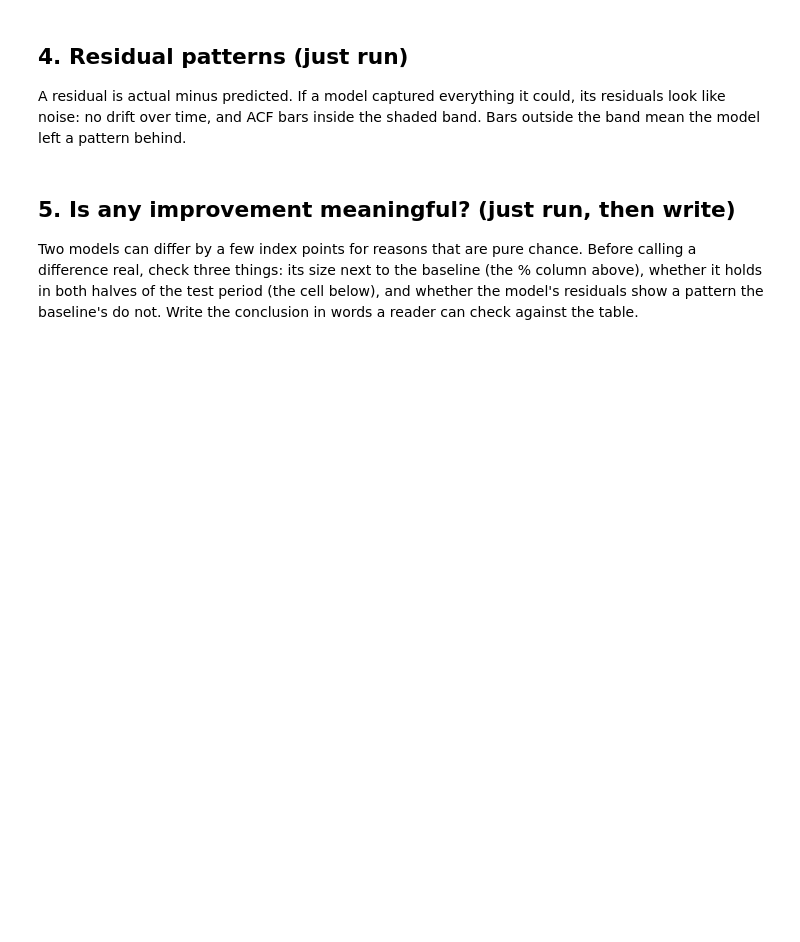
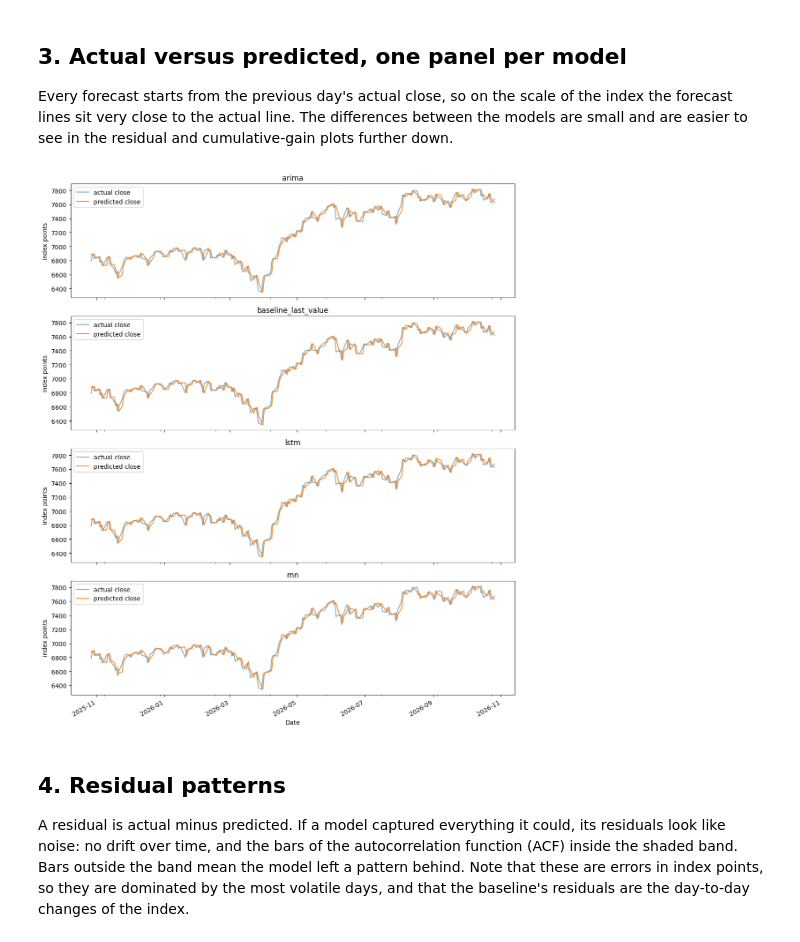
Before and after one commit to Makkaii7/sp500-forecasting, a Jupyter notebook: notebooks/03_baseline_and_evaluation.ipynb, the cells around one changed output. Saved outputs shown, nothing was run; the diff lists cells and outputs as text; code cells hidden in the pictures; blank space fills up the shorter version.

Commit message:
Added ran results. Note additional plots

```diff
--- a/notebooks/03_baseline_and_evaluation.ipynb
+++ b/notebooks/03_baseline_and_evaluation.ipynb
@@ -100,10 +132,10 @@ score
 # %%
-import glob
-files = sorted(glob.glob(str(root / "results" / "*_predictions.csv")))
-fig, axes = plt.subplots(len(files), 1, figsize=(11, 3.2 * len(files)), sharex=True)
-for ax, f in zip(np.atleast_1d(axes), files):
-    p = pd.read_csv(f, parse_dates=[0], index_col=0)
-    p["actual_close"].plot(ax=ax, alpha=0.6, label="actual close")
-    p["predicted_close"].plot(ax=ax, alpha=0.9, label="predicted close")
-    ax.set_title(pathlib.Path(f).stem.replace("_predictions", "")); ax.set_ylabel("index points"); ax.legend()
-plt.tight_layout()
+results_dir = root / "results"        # the folder where every notebook saves its files
+for meta_path in sorted(results_dir.glob("*_meta.json")):
+    meta = json.load(open(meta_path)) if (json := __import__("json")) else {}
+    top_window = meta.get("window")                              # window recorded at the top level
+    used_window = meta.get("settings", {}).get("window")         # window of the chosen setting
+    note = ""
+    if top_window is not None and used_window is not None and top_window != used_window:
+        note = f"  <-- MISMATCH: top-level window {top_window} but the chosen setting used {used_window}"
+    print(f"{meta_path.name:28s} settings = {meta.get('settings')}{note}")
@@ -110,23 +147,27 @@ plt.tight_layout()
 # %% [markdown]
-## 4. Residual patterns (just run)
+## 3. Actual versus predicted, one panel per model
 
-A residual is actual minus predicted. If a model captured everything it could, its residuals look like
-noise: no drift over time, and ACF bars inside the shaded band. Bars outside the band mean the model left
-a pattern behind.
+Every forecast starts from the previous day's actual close, so on the scale of the index the forecast lines sit very close to the
+actual line. The differences between the models are small and are easier to see in the residual and cumulative-gain plots further down.
 # %%
-from statsmodels.graphics.tsaplots import plot_acf
-fig, axes = plt.subplots(len(files), 2, figsize=(12, 3 * len(files)))
-for row, f in zip(np.atleast_2d(axes), files):
-    p = pd.read_csv(f, parse_dates=[0], index_col=0)
-    resid = (p["actual_close"] - p["predicted_close"]).dropna()
-    resid.plot(ax=row[0], title=pathlib.Path(f).stem.replace("_predictions", "") + ": residuals (index points)")
-    plot_acf(resid, lags=20, ax=row[1], title="ACF of residuals")
+import glob
+files = sorted(glob.glob(str(root / "results" / "*_predictions.csv")))     # one file per model, plus the baseline
+fig, axes = plt.subplots(len(files), 1, figsize=(11, 3.2 * len(files)), sharex=True)
+for ax, f in zip(np.atleast_1d(axes), files):
+    p = pd.read_csv(f, parse_dates=[0], index_col=0)                        # first column = date
+    p["actual_close"].plot(ax=ax, alpha=0.6, label="actual close")
+    p["predicted_close"].plot(ax=ax, alpha=0.9, label="predicted close")
+    ax.set_title(pathlib.Path(f).stem.replace("_predictions", ""))          # model name from the file name
+    ax.set_ylabel("index points")
+    ax.legend()
 plt.tight_layout()
+# %% [output]
+[figure, added]
 # %% [markdown]
-## 5. Is any improvement meaningful? (just run, then write)
+## 4. Residual patterns
 
-Two models can differ by a few index points for reasons that are pure chance. Before calling a difference
-real, check three things: its size next to the baseline (the % column above), whether it holds in both
-halves of the test period (the cell below), and whether the model's residuals show a pattern the
-baseline's do not. Write the conclusion in words a reader can check against the table.
+A residual is actual minus predicted. If a model captured everything it could, its residuals look like noise: no drift over time,
+and the bars of the autocorrelation function (ACF) inside the shaded band. Bars outside the band mean the model left a pattern behind.
+Note that these are errors in index points, so they are dominated by the most volatile days, and that the baseline's residuals are the
+day-to-day changes of the index.
 # %%
```
Also changed, not shown: parts of 30 cells of this notebook.
